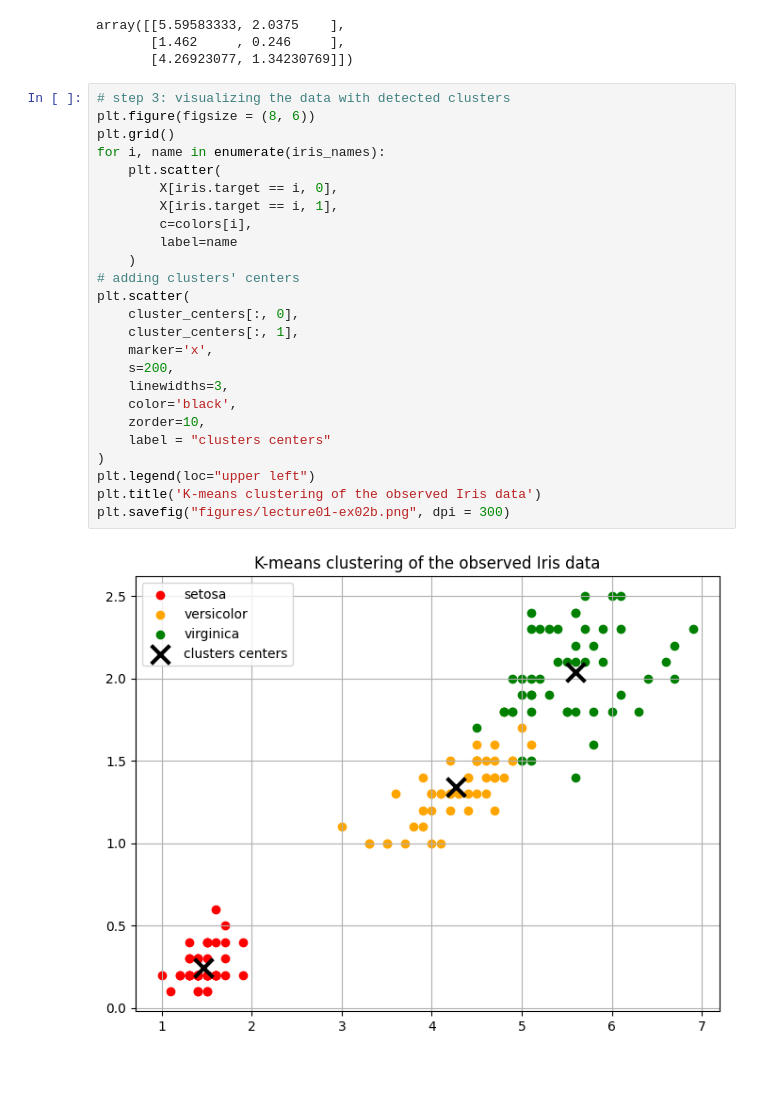
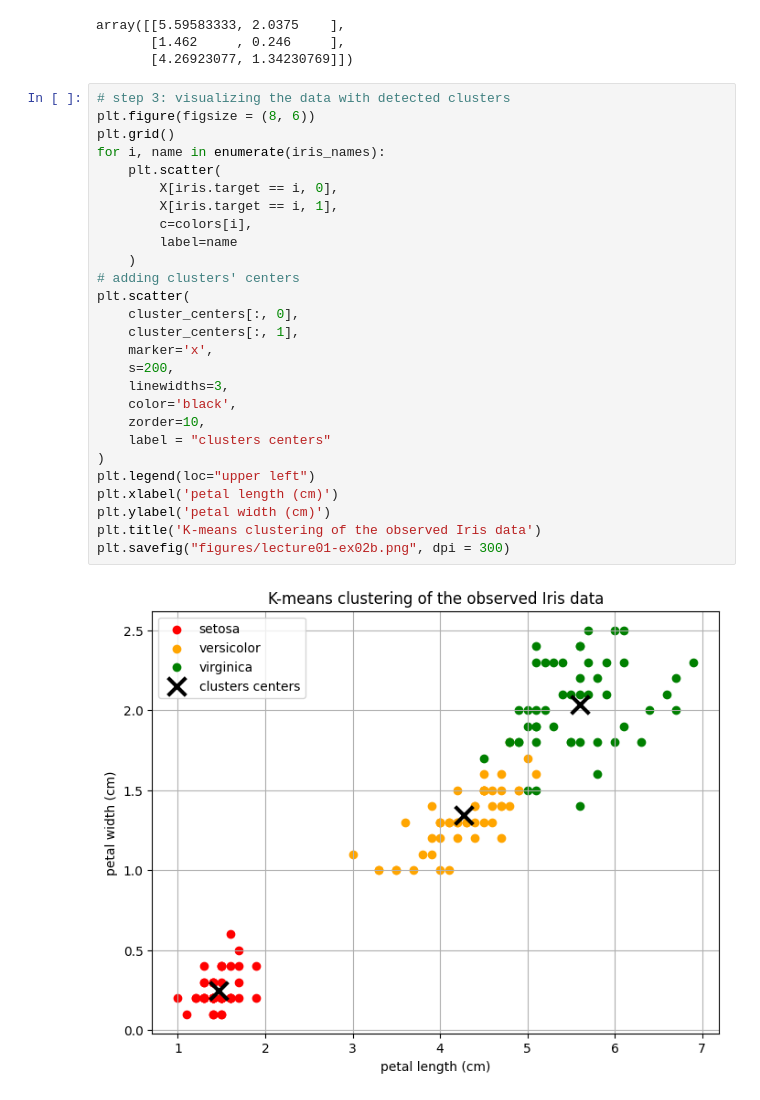
Before and after one commit to yevgenryeznik/TDS2025, a Jupyter notebook: lecture01/lecture01-ex02.ipynb, the cells around one changed output. Saved outputs shown, nothing was run; the diff lists cells and outputs as text; blank space fills up the shorter version.

```diff
--- a/lecture01/lecture01-ex02.ipynb
+++ b/lecture01/lecture01-ex02.ipynb
@@ -99,27 +99,29 @@ array([[5.59583333, 2.0375    ],
 # %%
 # step 3: visualizing the data with detected clusters
 plt.figure(figsize = (8, 6))
 plt.grid()
 for i, name in enumerate(iris_names):
     plt.scatter(
         X[iris.target == i, 0],
         X[iris.target == i, 1],
         c=colors[i],
         label=name
     )
 # adding clusters' centers
 plt.scatter(
     cluster_centers[:, 0],
     cluster_centers[:, 1],
     marker='x',
     s=200,
     linewidths=3,
     color='black',
     zorder=10,
     label = "clusters centers"
 )
 plt.legend(loc="upper left")
+plt.xlabel('petal length (cm)')
+plt.ylabel('petal width (cm)')
 plt.title('K-means clustering of the observed Iris data')
 plt.savefig("figures/lecture01-ex02b.png", dpi = 300)
 # %% [output]
-[figure, old version]
+[figure, new version]
```
